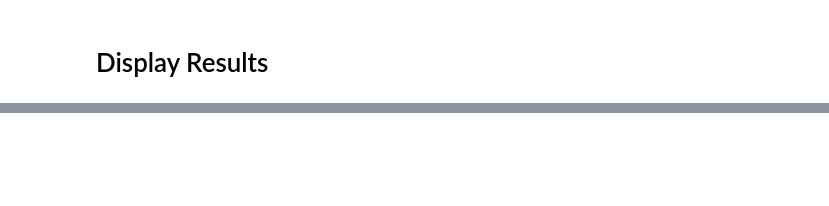
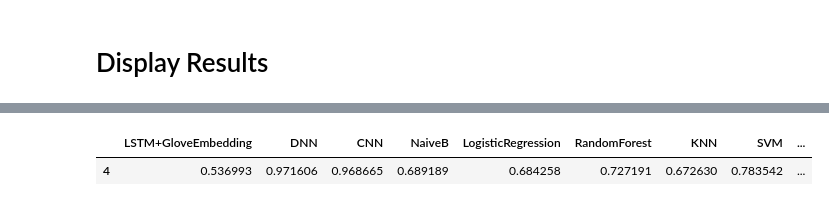
Before and after one commit to cibaca/nlp-automatic-ticket-system, a Jupyter notebook: nlp-automatic-ticket-model.ipynb, the cells around one changed output, grey strips where cells are left out. Cells and saved outputs as stored; diff of their text form; code cells hidden in the pictures; blank space fills up the shorter version.

```diff
--- a/nlp-automatic-ticket-model.ipynb
+++ b/nlp-automatic-ticket-model.ipynb
@@ -1908,11 +1923,15 @@ t = results.copy()
 # %%
 from matplotlib.colors import LinearSegmentedColormap
 
 #cm = sns.light_palette("green", as_cmap=True)
 cm = LinearSegmentedColormap.from_list(
     name='test',
     #colors=['red','white','green','white','red']
     colors=['tomato','orange','white','lightgreen','green']
 )
 
 t = results.apply(pd.to_numeric).style.background_gradient(cmap=cm)
+t
+# %% [output]
+|  | LSTM+GloveEmbedding | DNN | CNN | NaiveB | LogisticRegression | RandomForest | KNN | SVM | ... |
+| 4 | 0.536993 | 0.971606 | 0.968665 | 0.689189 | 0.684258 | 0.727191 | 0.672630 | 0.783542 | ... |
```
Also changed, not shown: parts of 33 cells of this notebook.
